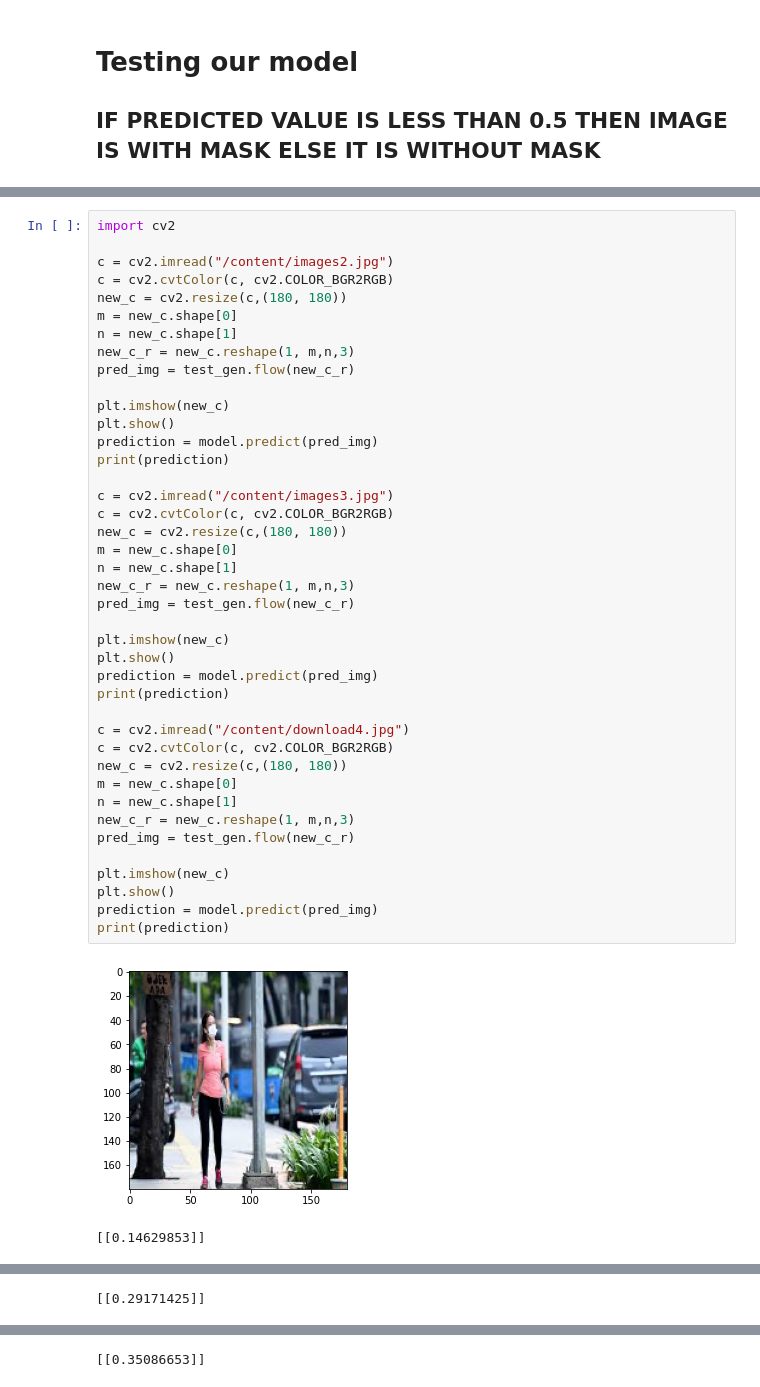
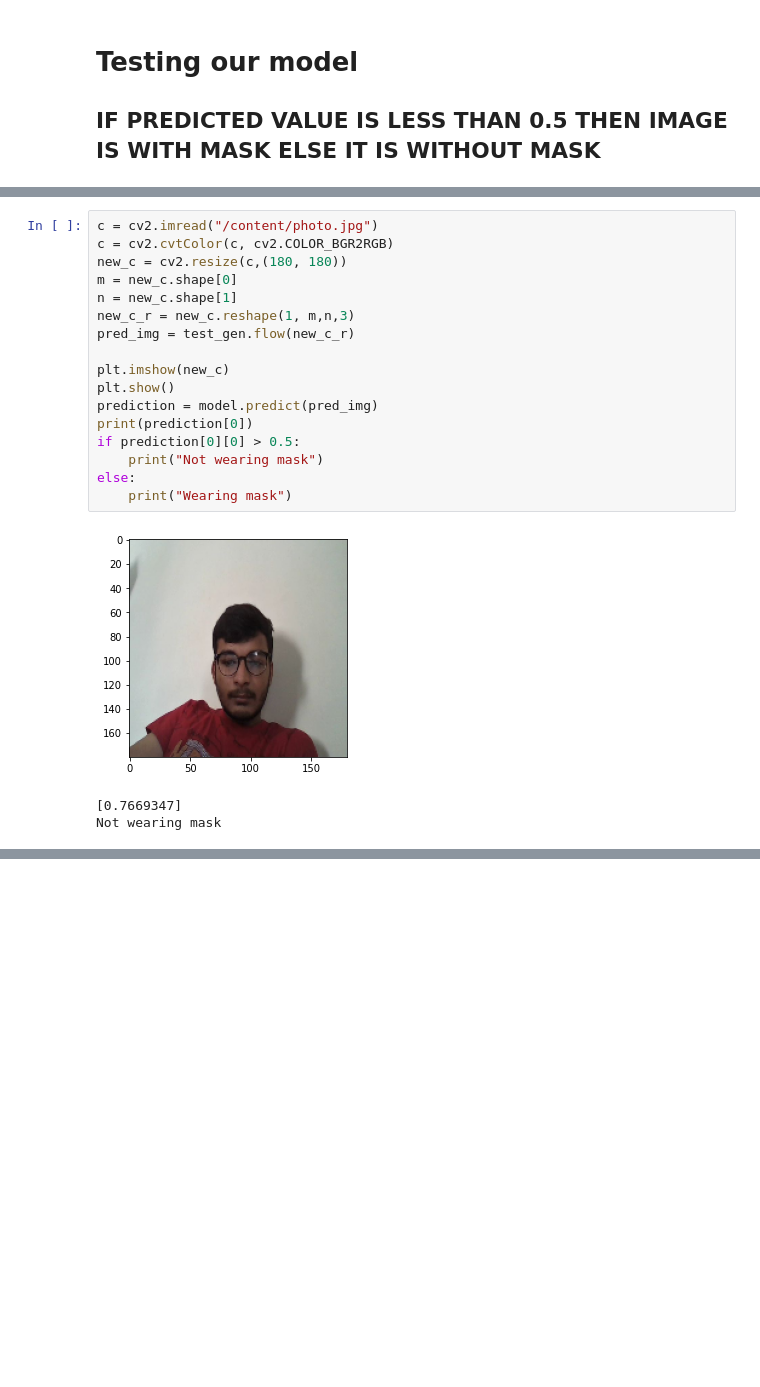
Before and after one commit to chandbud5/Face_Mask_detection, a Jupyter notebook: Face_Mask.ipynb, the cells around one changed output, grey strips where cells are left out. Cells and saved outputs as stored; diff of their text form; blank space fills up the shorter version.

```diff
--- a/Face_Mask.ipynb
+++ b/Face_Mask.ipynb
@@ -180,44 +204,21 @@ plt.show()
 # %%
-import cv2
-
-c = cv2.imread("/content/images2.jpg")
+c = cv2.imread("/content/photo.jpg")
 c = cv2.cvtColor(c, cv2.COLOR_BGR2RGB)
 new_c = cv2.resize(c,(180, 180))
 m = new_c.shape[0]
 n = new_c.shape[1]
 new_c_r = new_c.reshape(1, m,n,3)
 pred_img = test_gen.flow(new_c_r)
 
 plt.imshow(new_c)
 plt.show()
 prediction = model.predict(pred_img)
-print(prediction)
-
-c = cv2.imread("/content/images3.jpg")
-c = cv2.cvtColor(c, cv2.COLOR_BGR2RGB)
-new_c = cv2.resize(c,(180, 180))
-m = new_c.shape[0]
-n = new_c.shape[1]
-new_c_r = new_c.reshape(1, m,n,3)
-pred_img = test_gen.flow(new_c_r)
-
-plt.imshow(new_c)
-plt.show()
-prediction = model.predict(pred_img)
-print(prediction)
-
-c = cv2.imread("/content/download4.jpg")
-c = cv2.cvtColor(c, cv2.COLOR_BGR2RGB)
-new_c = cv2.resize(c,(180, 180))
-m = new_c.shape[0]
-n = new_c.shape[1]
-new_c_r = new_c.reshape(1, m,n,3)
-pred_img = test_gen.flow(new_c_r)
-
-plt.imshow(new_c)
-plt.show()
-prediction = model.predict(pred_img)
-print(prediction)
+print(prediction[0])
+if prediction[0][0] > 0.5:
+    print("Not wearing mask")
+else:
+    print("Wearing mask")
 # %% [output]
-[figure, old version]
+[figure, new version]
-[[0.14629853]]
+[0.7669347]
+Not wearing mask
@@ -225 +224,0 @@ print(prediction)
-[[0.29171425]]
@@ -227,2 +225 @@ print(prediction)
-[[0.35086653]]
 # %%
```
Also changed, not shown: parts of 10 cells of this notebook.
